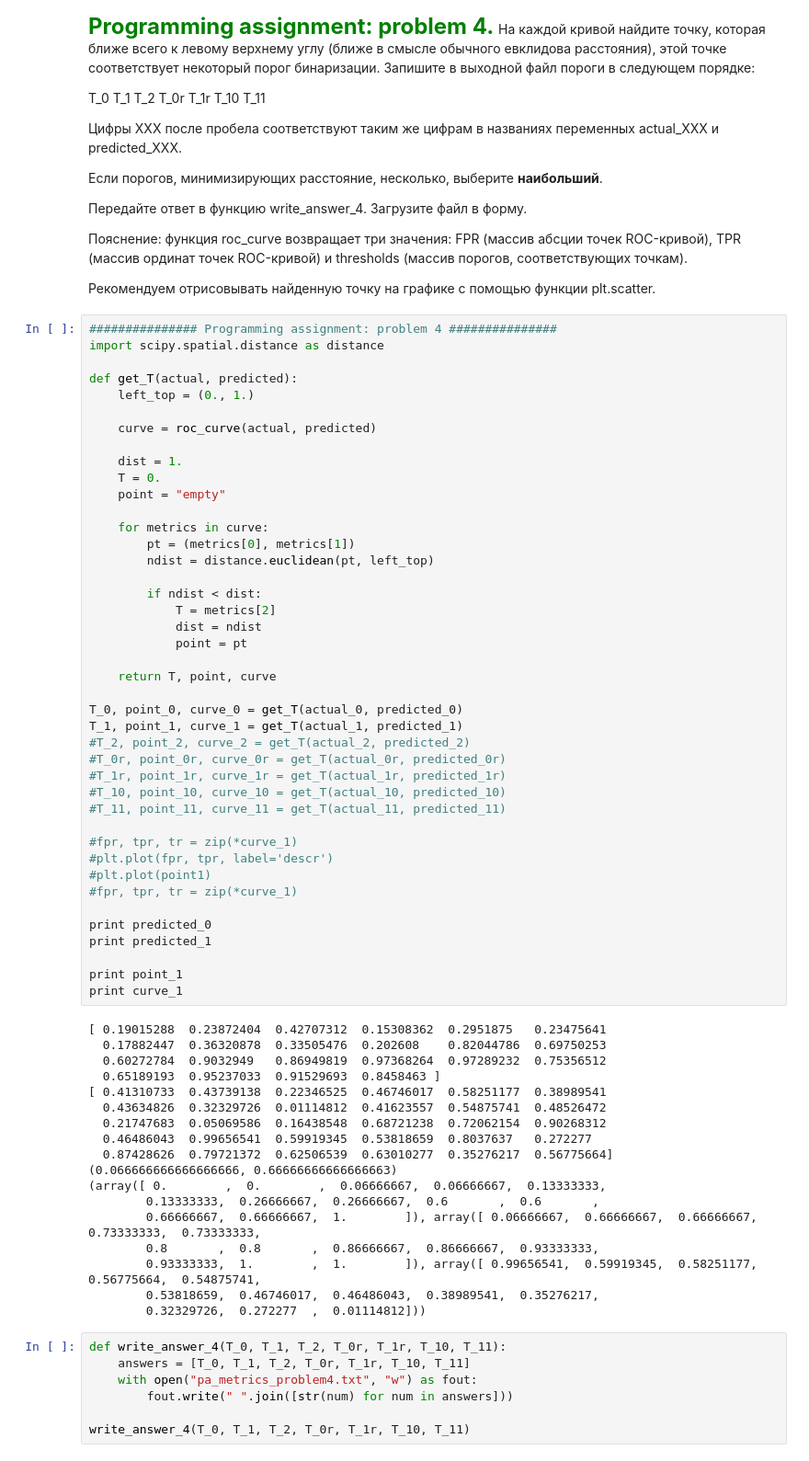
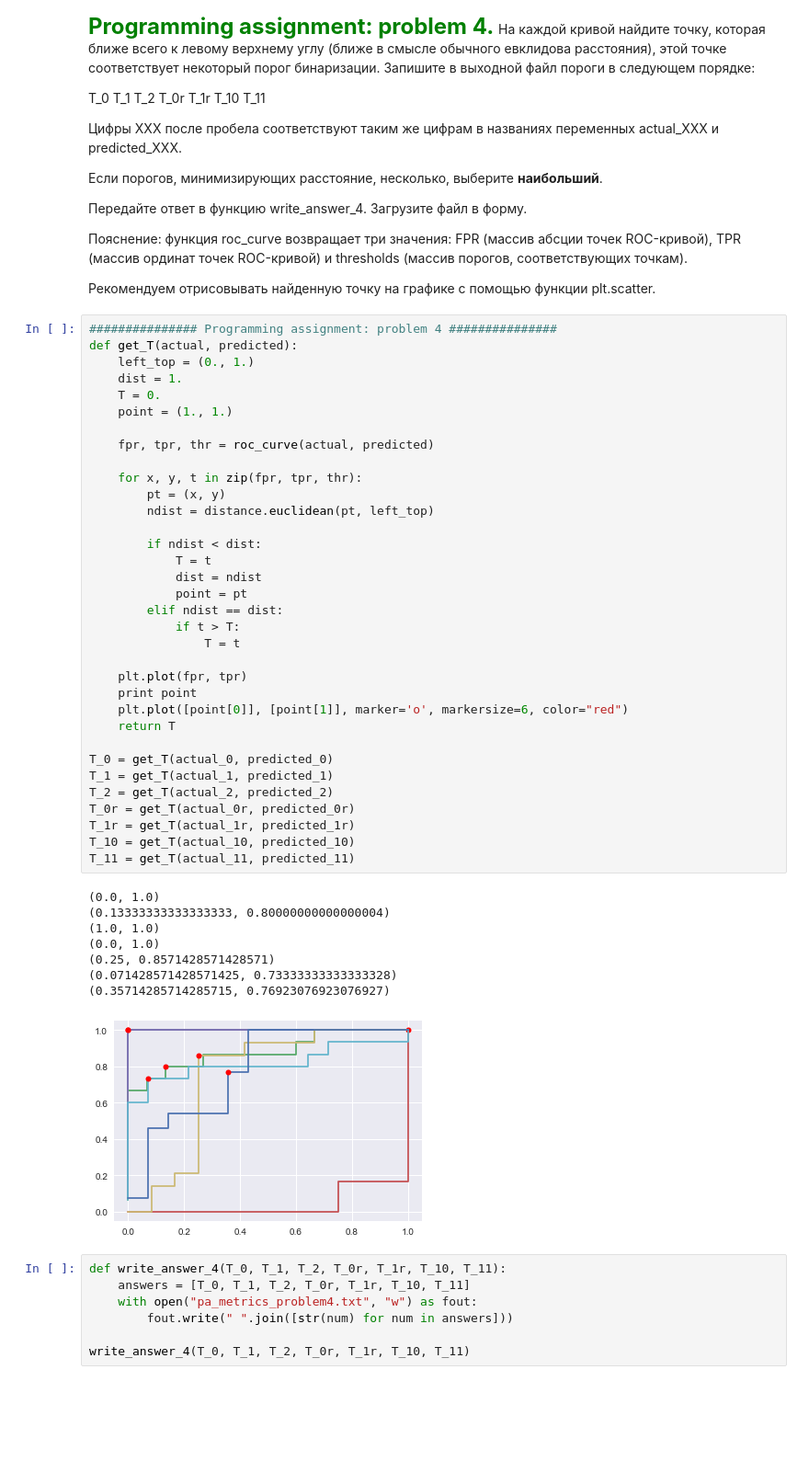
Before and after one commit to diman4ik/YandexML, a Jupyter notebook: Learning with teacher/week2/MetricsPA.ipynb, the cells around one changed output. Shown at 92% size. Drawn from its saved outputs; the diff is of its cells as text; blank space fills up the shorter version.

```diff
--- a/Learning with teacher/week2/MetricsPA.ipynb
+++ b/Learning with teacher/week2/MetricsPA.ipynb
@@ -554,64 +554,47 @@ T_0 T_1 T_2 T_0r T_1r T_10 T_11
 Рекомендуем отрисовывать найденную точку на графике с помощью функции plt.scatter.
 # %%
 ############### Programming assignment: problem 4 ###############
-import scipy.spatial.distance as distance
-
 def get_T(actual, predicted):
     left_top = (0., 1.)
-
-    curve = roc_curve(actual, predicted)
-
     dist = 1.
     T = 0.
-    point = "empty"
+    point = (1., 1.)
 
-    for metrics in curve:
-        pt = (metrics[0], metrics[1])
+    fpr, tpr, thr = roc_curve(actual, predicted)
+
+    for x, y, t in zip(fpr, tpr, thr):
+        pt = (x, y)
         ndist = distance.euclidean(pt, left_top)
 
         if ndist < dist:
-            T = metrics[2]
+            T = t
             dist = ndist
             point = pt
+        elif ndist == dist:
+            if t > T:
+                T = t
 
-    return T, point, curve
+    plt.plot(fpr, tpr)
+    print point
+    plt.plot([point[0]], [point[1]], marker='o', markersize=6, color="red")
+    return T
 
-T_0, point_0, curve_0 = get_T(actual_0, predicted_0)
-T_1, point_1, curve_1 = get_T(actual_1, predicted_1)
-#T_2, point_2, curve_2 = get_T(actual_2, predicted_2)
-#T_0r, point_0r, curve_0r = get_T(actual_0r, predicted_0r)
-#T_1r, point_1r, curve_1r = get_T(actual_1r, predicted_1r)
-#T_10, point_10, curve_10 = get_T(actual_10, predicted_10)
-#T_11, point_11, curve_11 = get_T(actual_11, predicted_11)
-
-#fpr, tpr, tr = zip(*curve_1)
-#plt.plot(fpr, tpr, label='descr')
-#plt.plot(point1)
-#fpr, tpr, tr = zip(*curve_1)
-
-print predicted_0
-print predicted_1
-
-print point_1
-print curve_1
+T_0 = get_T(actual_0, predicted_0)
+T_1 = get_T(actual_1, predicted_1)
+T_2 = get_T(actual_2, predicted_2)
+T_0r = get_T(actual_0r, predicted_0r)
+T_1r = get_T(actual_1r, predicted_1r)
+T_10 = get_T(actual_10, predicted_10)
+T_11 = get_T(actual_11, predicted_11)
 # %% [output]
-[ 0.19015288  0.23872404  0.42707312  0.15308362  0.2951875   0.23475641
-  0.17882447  0.36320878  0.33505476  0.202608    0.82044786  0.69750253
-  0.60272784  0.9032949   0.86949819  0.97368264  0.97289232  0.75356512
-  0.65189193  0.95237033  0.91529693  0.8458463 ]
-[ 0.41310733  0.43739138  0.22346525  0.46746017  0.58251177  0.38989541
-  0.43634826  0.32329726  0.01114812  0.41623557  0.54875741  0.48526472
-  0.21747683  0.05069586  0.16438548  0.68721238  0.72062154  0.90268312
-  0.46486043  0.99656541  0.59919345  0.53818659  0.8037637   0.272277
-  0.87428626  0.79721372  0.62506539  0.63010277  0.35276217  0.56775664]
-(0.066666666666666666, 0.66666666666666663)
-(array([ 0.        ,  0.        ,  0.06666667,  0.06666667,  0.13333333,
-        0.13333333,  0.26666667,  0.26666667,  0.6       ,  0.6       ,
-        0.66666667,  0.66666667,  1.        ]), array([ 0.06666667,  0.66666667,  0.66666667,  0.73333333,  0.73333333,
-        0.8       ,  0.8       ,  0.86666667,  0.86666667,  0.93333333,
-        0.93333333,  1.        ,  1.        ]), array([ 0.99656541,  0.59919345,  0.58251177,  0.56775664,  0.54875741,
-        0.53818659,  0.46746017,  0.46486043,  0.38989541,  0.35276217,
-        0.32329726,  0.272277  ,  0.01114812]))
+(0.0, 1.0)
+(0.13333333333333333, 0.80000000000000004)
+(1.0, 1.0)
+(0.0, 1.0)
+(0.25, 0.8571428571428571)
+(0.071428571428571425, 0.73333333333333328)
+(0.35714285714285715, 0.76923076923076927)
+[figure, added]
 # %%
 def write_answer_4(T_0, T_1, T_2, T_0r, T_1r, T_10, T_11):
     answers = [T_0, T_1, T_2, T_0r, T_1r, T_10, T_11]
```
